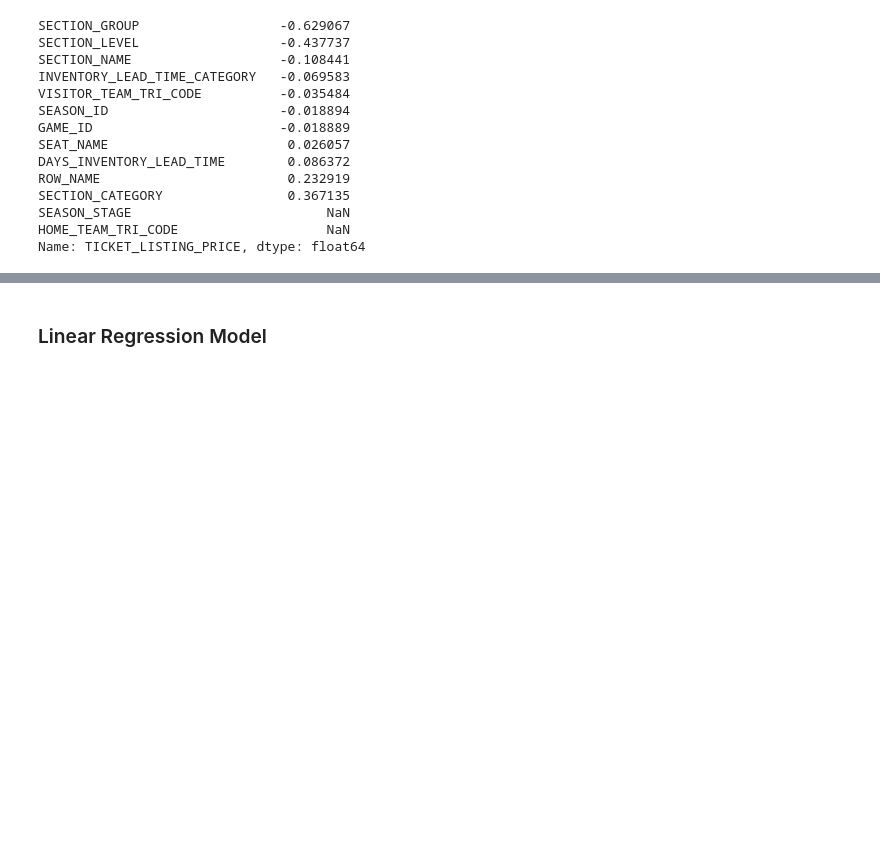
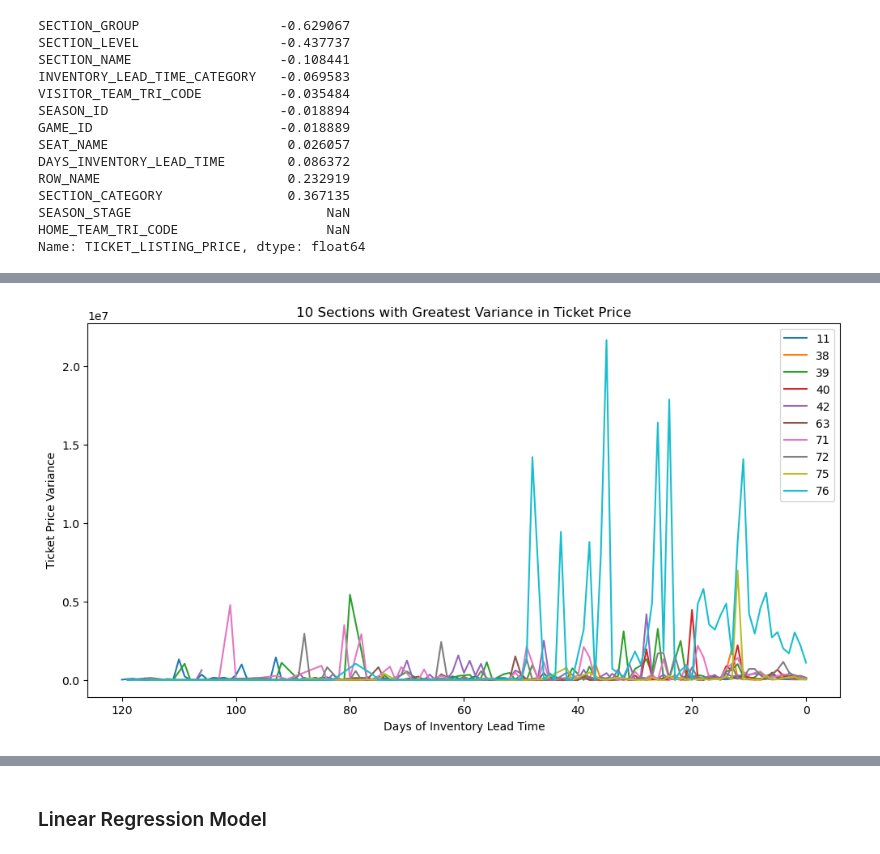
Before and after one commit to asnyder613/NBA_Seating, a Jupyter notebook: NBA_Capstone.ipynb, the cells around one changed output, grey strips where cells are left out. Drawn from its saved outputs; the diff is of its cells as text; code cells hidden in the pictures; blank space fills up the shorter version.

```diff
--- a/NBA_Capstone.ipynb
+++ b/NBA_Capstone.ipynb
@@ -156,0 +209,21 @@ Name: TICKET_LISTING_PRICE, dtype: float64
+# %%
+variance_df = listing.groupby(['SECTION_NAME', 'DAYS_INVENTORY_LEAD_TIME'])['TICKET_LISTING_PRICE'].var().reset_index()
+
+sorted_sections = variance_df.groupby('SECTION_NAME')['TICKET_LISTING_PRICE'].mean().sort_values(ascending=False)
+
+top_sections = sorted_sections.head(10).index
+
+top_df = variance_df[variance_df['SECTION_NAME'].isin(top_sections)]
+
+plt.figure(figsize=(12, 6))
+for section, data in top_df.groupby('SECTION_NAME'):
+    plt.plot(data['DAYS_INVENTORY_LEAD_TIME'], data['TICKET_LISTING_PRICE'], label=section)
+
+plt.xlabel('Days of Inventory Lead Time')
+plt.ylabel('Ticket Price Variance')
+plt.gca().invert_xaxis()
+plt.title('10 Sections with Greatest Variance in Ticket Price')
+plt.legend()
+plt.show()
+# %% [output]
+[figure, added]
```
Also changed, not shown: parts of 9 cells of this notebook.
